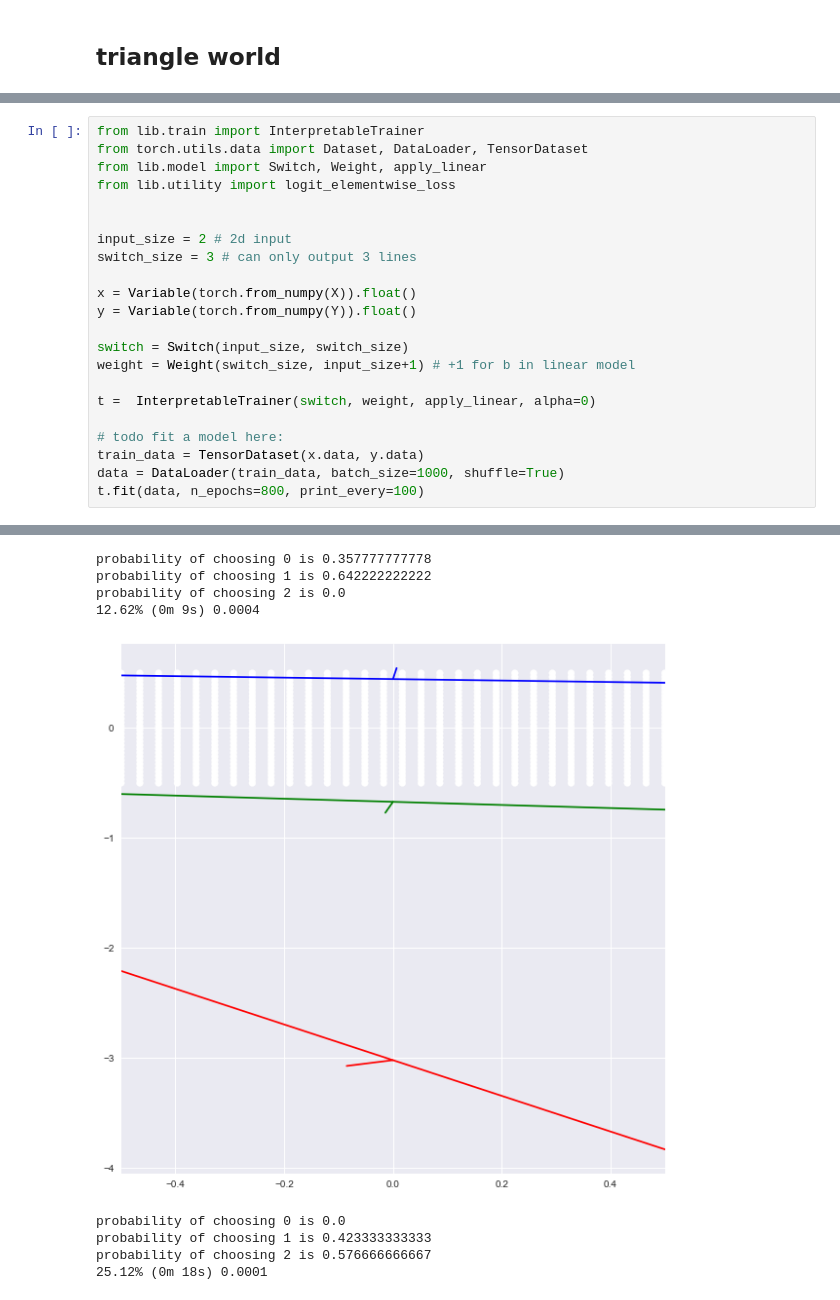
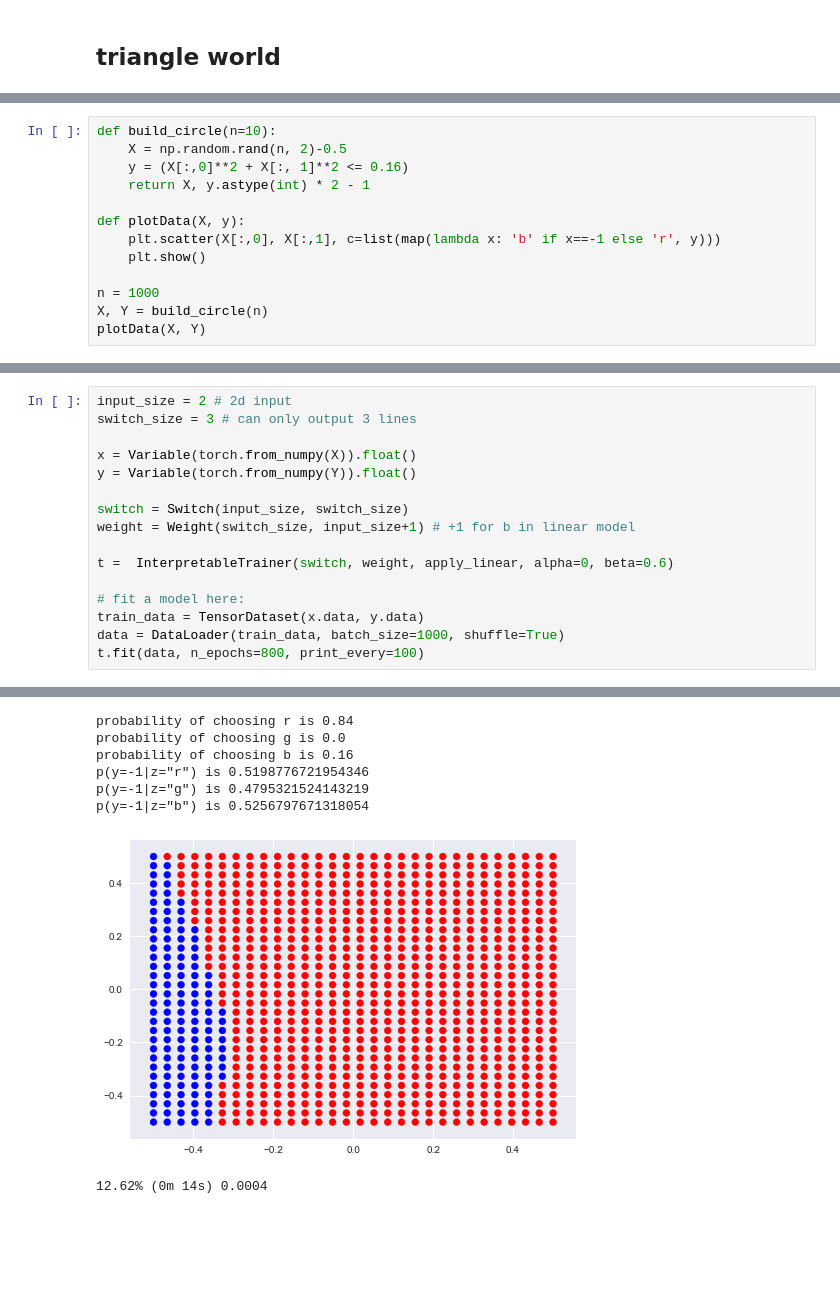
Before and after one commit to nathanwang000/credible_learning, a Jupyter notebook: credibility.ipynb, the cells around one changed output, grey strips where cells are left out. Cells and saved outputs as stored; diff of their text form; blank space fills up the shorter version.

```diff
--- a/credibility.ipynb
+++ b/credibility.ipynb
@@ -96,0 +207,13 @@ plotData(X, Y)
+# %%
+def build_circle(n=10):
+    X = np.random.rand(n, 2)-0.5
+    y = (X[:,0]**2 + X[:, 1]**2 <= 0.16)
+    return X, y.astype(int) * 2 - 1
+
+def plotData(X, y):
+    plt.scatter(X[:,0], X[:,1], c=list(map(lambda x: 'b' if x==-1 else 'r', y)))
+    plt.show()
+
+n = 1000
+X, Y = build_circle(n)
+plotData(X, Y)
@@ -97,10 +222,4 @@ plotData(X, Y)
 # %%
-from lib.train import InterpretableTrainer
-from torch.utils.data import Dataset, DataLoader, TensorDataset
-from lib.model import Switch, Weight, apply_linear
-from lib.utility import logit_elementwise_loss
-
-
 input_size = 2 # 2d input
 switch_size = 3 # can only output 3 lines
 
@@ -110,9 +229,9 @@ y = Variable(torch.from_numpy(Y)).float()
 switch = Switch(input_size, switch_size)
 weight = Weight(switch_size, input_size+1) # +1 for b in linear model
 
-t =  InterpretableTrainer(switch, weight, apply_linear, alpha=0)
+t =  InterpretableTrainer(switch, weight, apply_linear, alpha=0, beta=0.6)
 
-# todo fit a model here:
+# fit a model here:
 train_data = TensorDataset(x.data, y.data)
 data = DataLoader(train_data, batch_size=1000, shuffle=True)
 t.fit(data, n_epochs=800, print_every=100)
@@ -122,9 +241,8 @@ t.fit(data, n_epochs=800, print_every=100)
-probability of choosing 0 is 0.357777777778
-probability of choosing 1 is 0.642222222222
-probability of choosing 2 is 0.0
-12.62% (0m 9s) 0.0004
+probability of choosing r is 0.84
+probability of choosing g is 0.0
+probability of choosing b is 0.16
+p(y=-1|z="r") is 0.5198776721954346
+p(y=-1|z="g") is 0.4795321524143219
+p(y=-1|z="b") is 0.5256797671318054
-[figure, old version]
+[figure, new version]
-probability of choosing 0 is 0.0
-probability of choosing 1 is 0.423333333333
-probability of choosing 2 is 0.576666666667
-25.12% (0m 18s) 0.0001
+12.62% (0m 14s) 0.0004
```
Also changed, not shown: parts of 18 cells of this notebook, 4 other files.
